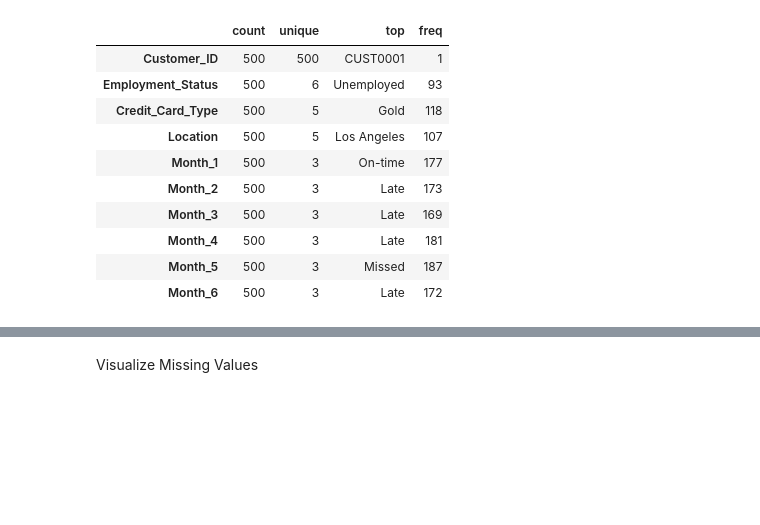
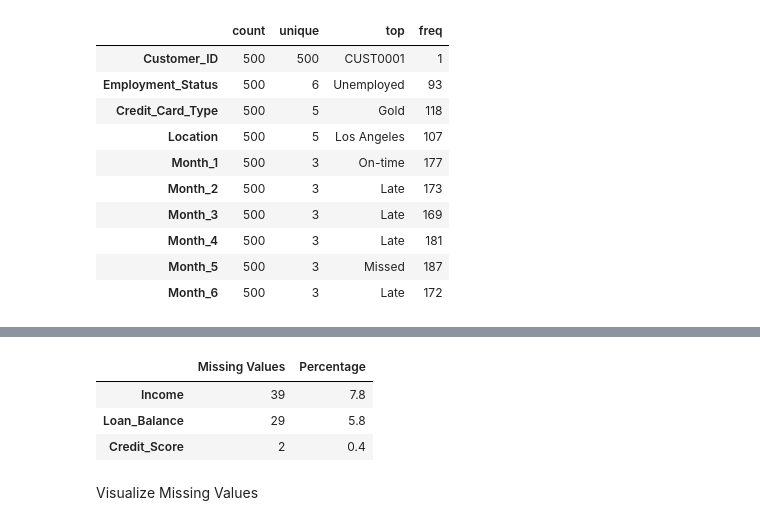
Before and after one commit to SakshiRaut004/Geldium-Credit-Delinquency-Risk-Analysis, a Jupyter notebook: notebooks/01_data_understanding.ipynb, the cells around one changed output, grey strips where cells are left out. Saved outputs shown, nothing was run; the diff lists cells and outputs as text; code cells hidden in the pictures; blank space fills up the shorter version.

```diff
--- a/notebooks/01_data_understanding.ipynb
+++ b/notebooks/01_data_understanding.ipynb
@@ -103,15 +142,25 @@ Check Missing Values:
 # %%
-missing = (
-    df.isnull()
-      .sum()
-      .to_frame("Missing Values")
-)
+def missing_summary(dataframe):
 
-missing["Percentage"] = (
-    missing["Missing Values"] / len(df)
-) * 100
+    missing = dataframe.isnull().sum()
 
-missing.sort_values(
-    by="Missing Values",
-    ascending=False
-)
+    percentage = (
+        missing
+        / len(dataframe)
+        *100
+    )
+
+    summary = pd.DataFrame({
+
+        "Missing Values":missing,
+
+        "Percentage":percentage.round(2)
+
+    })
+
+    summary=summary[summary["Missing Values"]>0]
+
+    return summary.sort_values(
+        by="Missing Values",
+        ascending=False
+    )
@@ -136,3 +167,10 @@ missing.sort_values(
+# %%
+missing_summary(df)
+# %% [output]
+|  | Missing Values | Percentage |
+| Income | 39 | 7.8 |
+| Loan_Balance | 29 | 5.8 |
+| Credit_Score | 2 | 0.4 |
 # %% [markdown]
 Visualize Missing Values
 # %%
```
Also changed, not shown: parts of 8 cells of this notebook.
